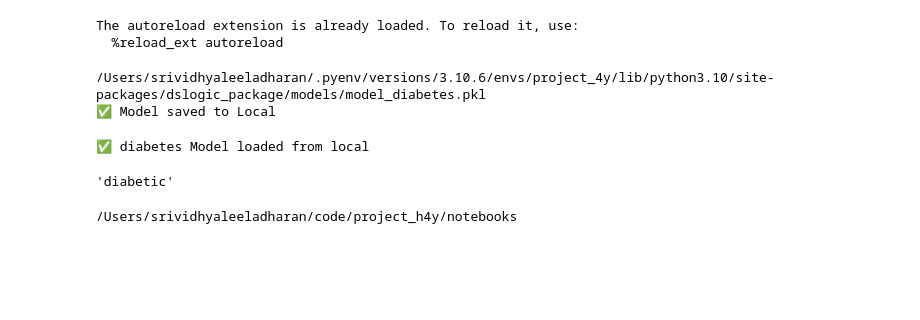
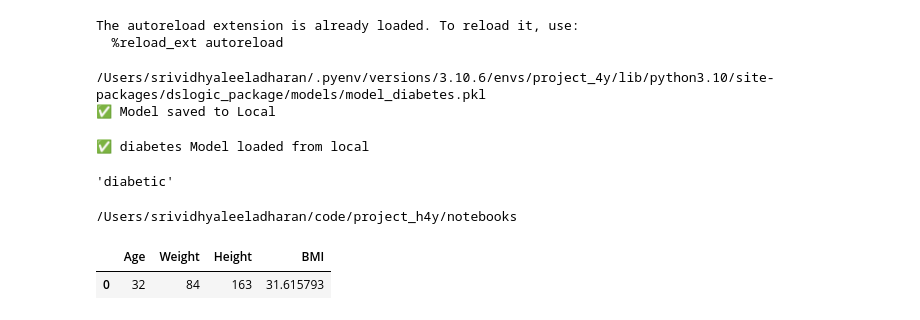
Before and after one commit to ahmedhassan230/project_h4y, a Jupyter notebook: notebooks/Diabetes.ipynb, the cells around one changed output. Saved outputs shown, nothing was run; the diff lists cells and outputs as text; code cells hidden in the pictures; blank space fills up the shorter version.

```diff
--- a/notebooks/Diabetes.ipynb
+++ b/notebooks/Diabetes.ipynb
@@ -77,3 +101,15 @@ diabetes_logic.diabetes_outcome([[100,1000]])
 !pwd
 # %% [output]
 /Users/srividhyaleeladharan/code/project_h4y/notebooks
+# %%
+import pandas as pd
+
+data = {'Age': [32], 'Weight': [84],'Height':[163]}  # Convert scalar values into lists
+sample = pd.DataFrame(data, index=[0])
+# %%
+sample['BMI']= sample['Weight']*10000/sample['Height']**2
+# %%
+sample
+# %% [output]
+|  | Age | Weight | Height | BMI |
+| 0 | 32 | 84 | 163 | 31.615793 |
```
Also changed, not shown: parts of 9 cells of this notebook, 12 other files.
